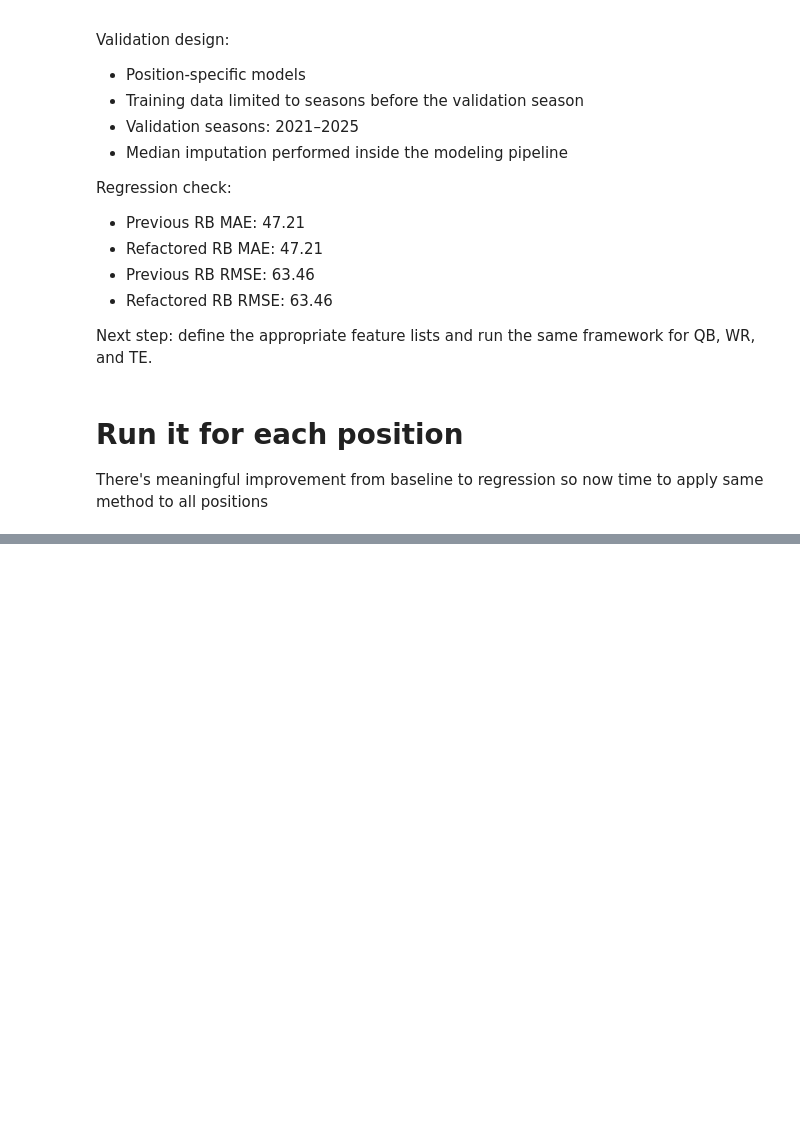
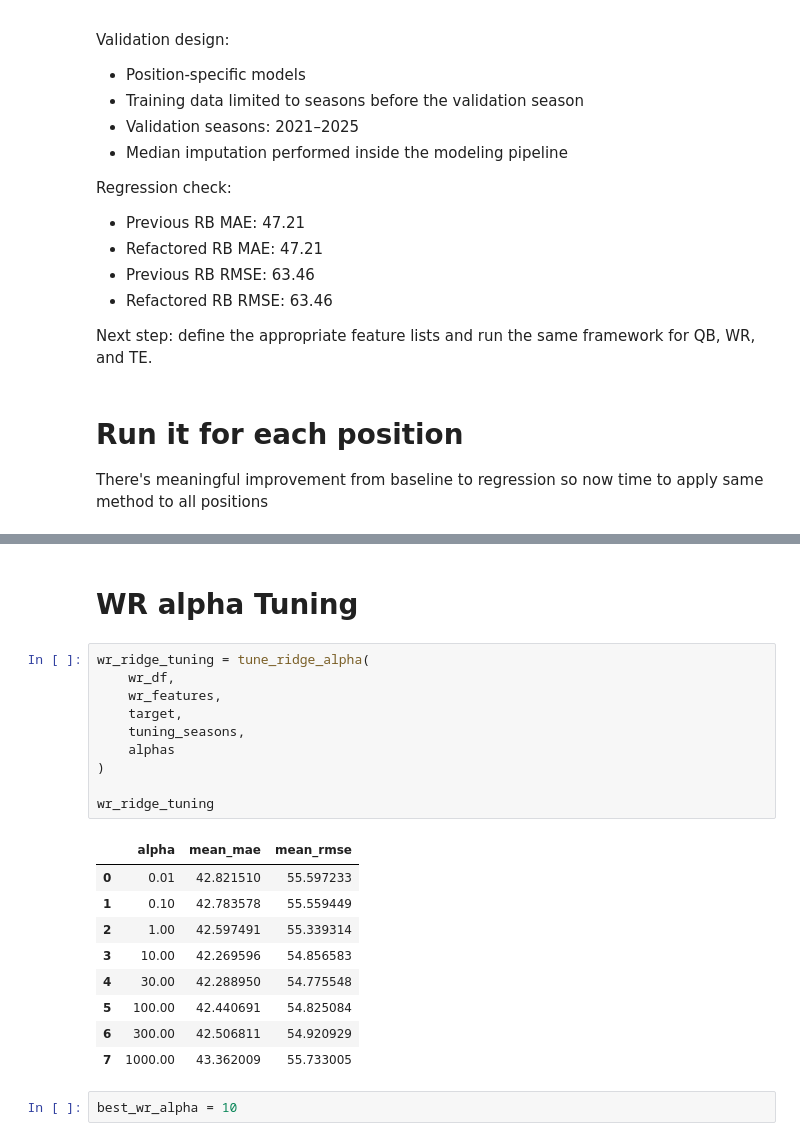
Before and after one commit to thjquinn/fantasy-football-projection-model, a Jupyter notebook: notebooks/05_modeling.ipynb, the cells around one changed output, grey strips where cells are left out. Cells and saved outputs as stored; diff of their text form; blank space fills up the shorter version.

```diff
--- a/notebooks/05_modeling.ipynb
+++ b/notebooks/05_modeling.ipynb
@@ -554,0 +947,24 @@ te_df = model_data[model_data["position"] == "TE"].copy()
+# %% [markdown]
+# WR alpha Tuning
+# %%
+wr_ridge_tuning = tune_ridge_alpha(
+    wr_df,
+    wr_features,
+    target,
+    tuning_seasons,
+    alphas
+)
+
+wr_ridge_tuning
+# %% [output]
+|  | alpha | mean_mae | mean_rmse |
+| 0 | 0.01 | 42.821510 | 55.597233 |
+| 1 | 0.10 | 42.783578 | 55.559449 |
+| 2 | 1.00 | 42.597491 | 55.339314 |
+| 3 | 10.00 | 42.269596 | 54.856583 |
+| 4 | 30.00 | 42.288950 | 54.775548 |
+| 5 | 100.00 | 42.440691 | 54.825084 |
+| 6 | 300.00 | 42.506811 | 54.920929 |
+| 7 | 1000.00 | 43.362009 | 55.733005 |
+# %%
+best_wr_alpha = 10
```
Also changed, not shown: parts of 49 cells of this notebook, 2 other files.
